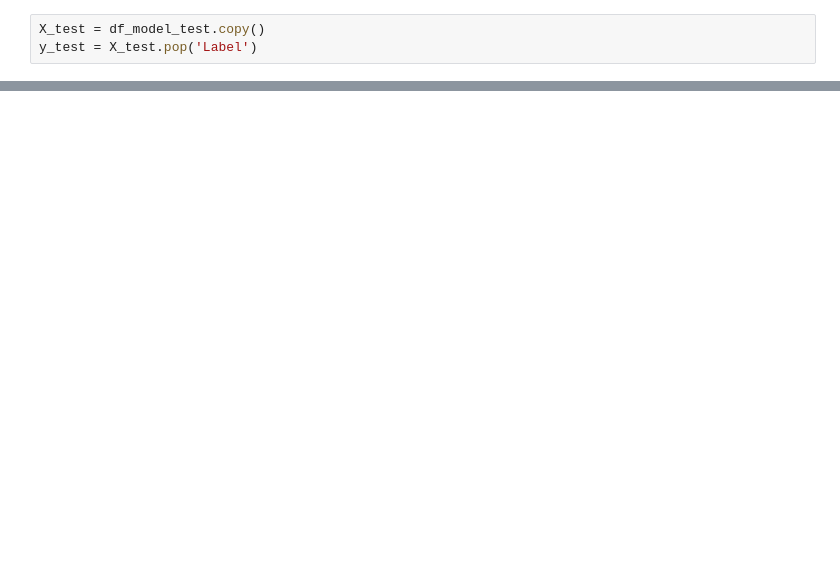
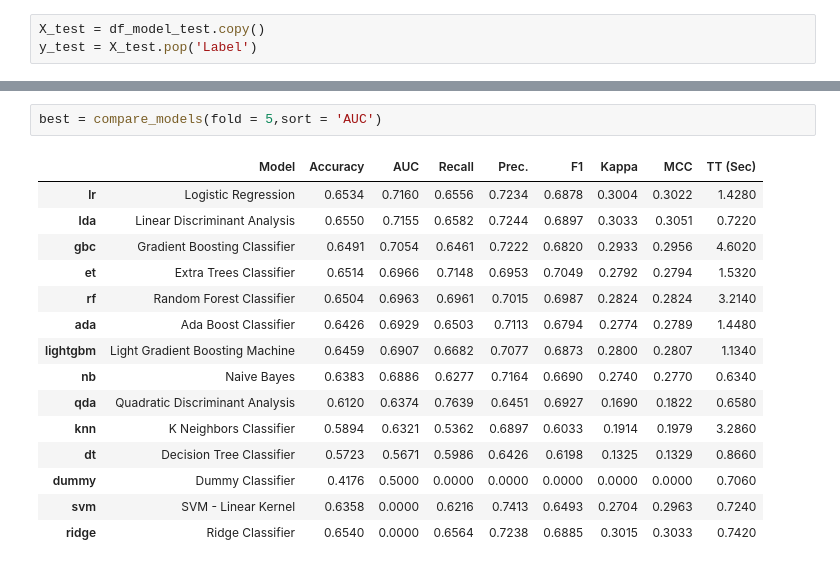
Before and after one commit to taryll/NBA_project, a Jupyter notebook: notebooks/04-Model.ipynb, the cells around one changed output, grey strips where cells are left out. Saved outputs shown, nothing was run; the diff lists cells and outputs as text; blank space fills up the shorter version.

```diff
--- a/notebooks/04-Model.ipynb
+++ b/notebooks/04-Model.ipynb
@@ -219,0 +213,18 @@ array([[562,   0],
+# %%
+best = compare_models(fold = 5,sort = 'AUC')
+# %% [output]
+|  | Model | Accuracy | AUC | Recall | Prec. | F1 | Kappa | MCC | TT (Sec) |
+| lr | Logistic Regression | 0.6534 | 0.7160 | 0.6556 | 0.7234 | 0.6878 | 0.3004 | 0.3022 | 1.4280 |
+| lda | Linear Discriminant Analysis | 0.6550 | 0.7155 | 0.6582 | 0.7244 | 0.6897 | 0.3033 | 0.3051 | 0.7220 |
+| gbc | Gradient Boosting Classifier | 0.6491 | 0.7054 | 0.6461 | 0.7222 | 0.6820 | 0.2933 | 0.2956 | 4.6020 |
+| et | Extra Trees Classifier | 0.6514 | 0.6966 | 0.7148 | 0.6953 | 0.7049 | 0.2792 | 0.2794 | 1.5320 |
+| rf | Random Forest Classifier | 0.6504 | 0.6963 | 0.6961 | 0.7015 | 0.6987 | 0.2824 | 0.2824 | 3.2140 |
+| ada | Ada Boost Classifier | 0.6426 | 0.6929 | 0.6503 | 0.7113 | 0.6794 | 0.2774 | 0.2789 | 1.4480 |
+| lightgbm | Light Gradient Boosting Machine | 0.6459 | 0.6907 | 0.6682 | 0.7077 | 0.6873 | 0.2800 | 0.2807 | 1.1340 |
+| nb | Naive Bayes | 0.6383 | 0.6886 | 0.6277 | 0.7164 | 0.6690 | 0.2740 | 0.2770 | 0.6340 |
+| qda | Quadratic Discriminant Analysis | 0.6120 | 0.6374 | 0.7639 | 0.6451 | 0.6927 | 0.1690 | 0.1822 | 0.6580 |
+| knn | K Neighbors Classifier | 0.5894 | 0.6321 | 0.5362 | 0.6897 | 0.6033 | 0.1914 | 0.1979 | 3.2860 |
+| dt | Decision Tree Classifier | 0.5723 | 0.5671 | 0.5986 | 0.6426 | 0.6198 | 0.1325 | 0.1329 | 0.8660 |
+| dummy | Dummy Classifier | 0.4176 | 0.5000 | 0.0000 | 0.0000 | 0.0000 | 0.0000 | 0.0000 | 0.7060 |
+| svm | SVM - Linear Kernel | 0.6358 | 0.0000 | 0.6216 | 0.7413 | 0.6493 | 0.2704 | 0.2963 | 0.7240 |
+| ridge | Ridge Classifier | 0.6540 | 0.0000 | 0.6564 | 0.7238 | 0.6885 | 0.3015 | 0.3033 | 0.7420 |
```
Also changed, not shown: parts of 18 cells of this notebook, 1 other file.
